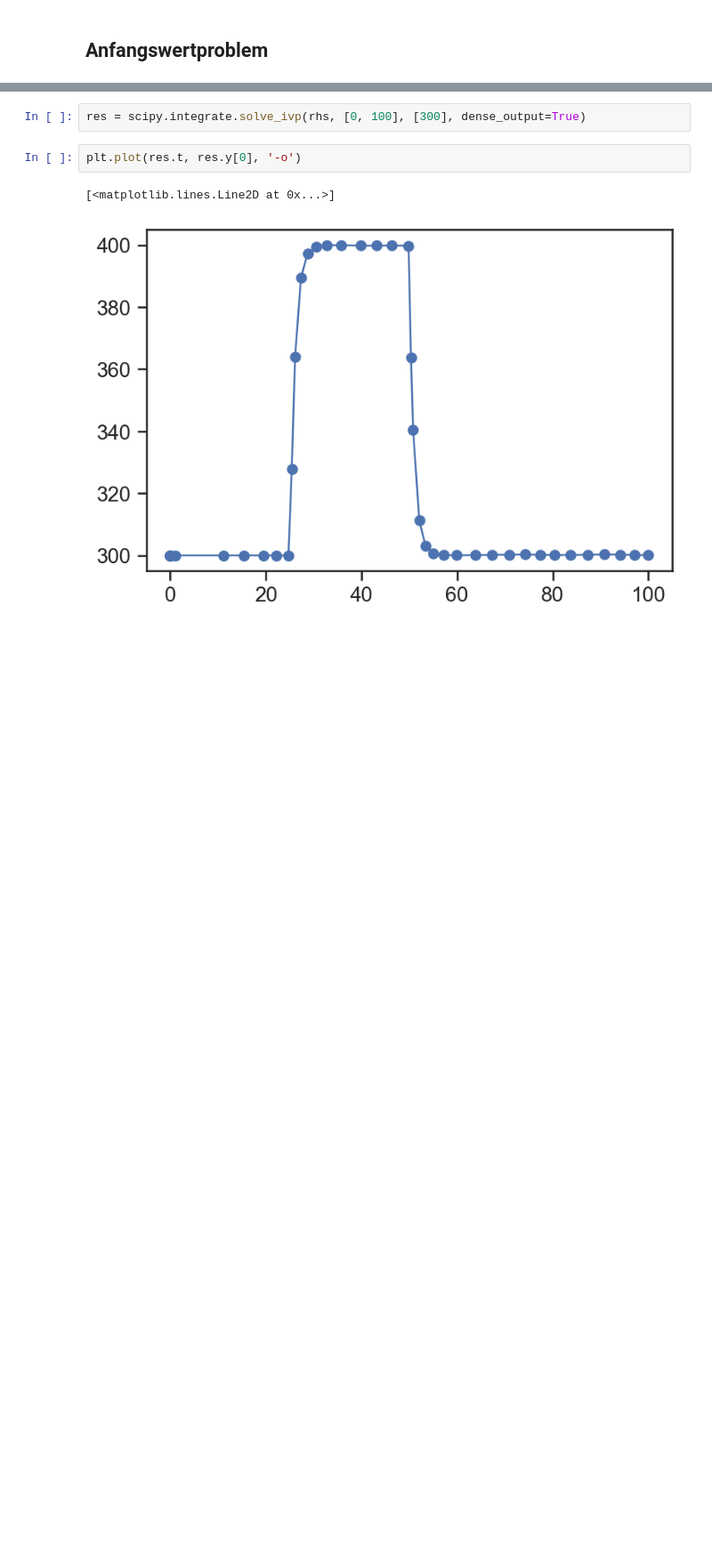
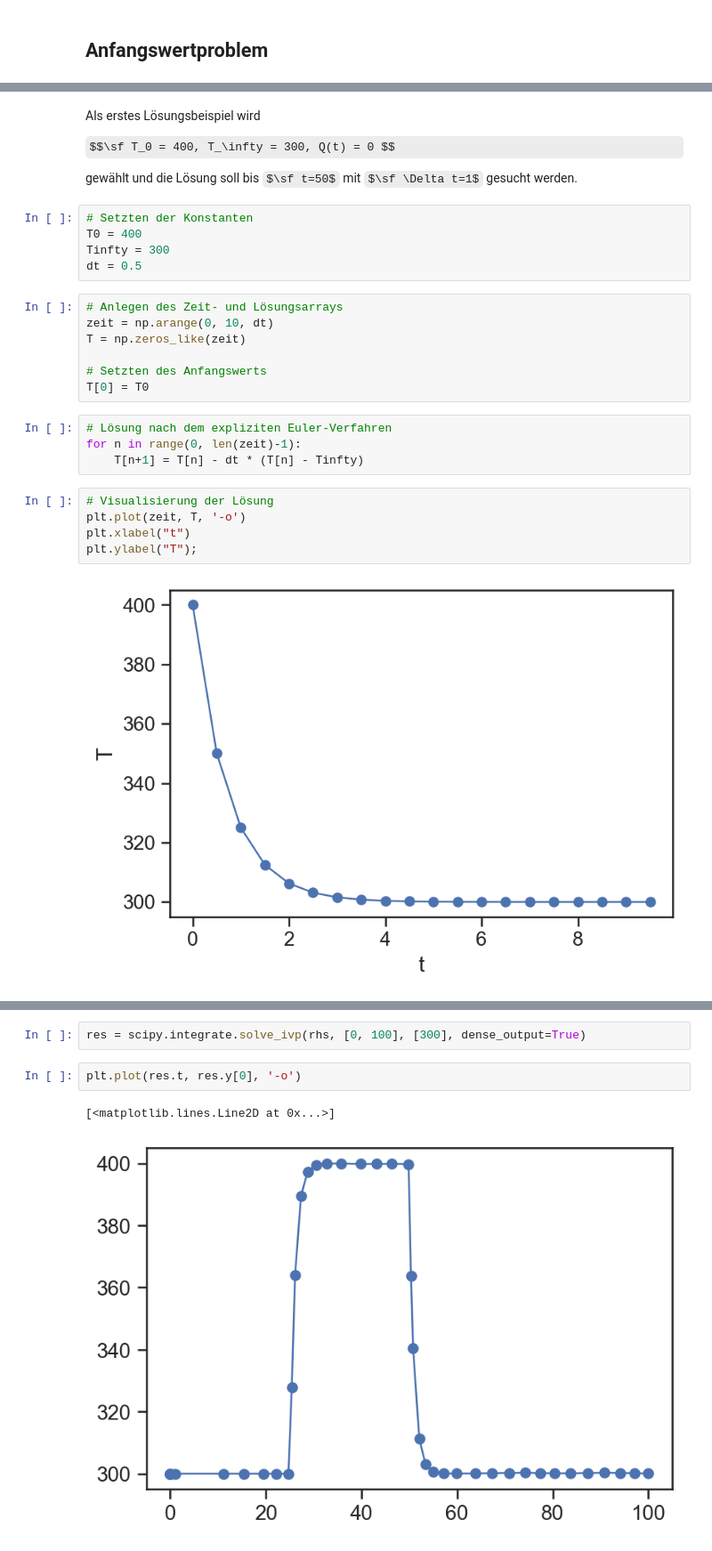
Before and after one commit to lu-kas/Vorlesung_Ingenieurinformatik, a Jupyter notebook: Content/Script/04_numerik/0432_ode.ipynb, the cells around one changed output, grey strips where cells are left out. Shown at 89% size. Saved outputs shown, nothing was run; the diff lists cells and outputs as text; some formulas as TeX source; blank space fills up the shorter version.

```diff
--- a/Content/Script/04_numerik/0432_ode.ipynb
+++ b/Content/Script/04_numerik/0432_ode.ipynb
@@ -17,0 +48,29 @@ import scipy.integrate
+# %% [markdown]
+Als erstes Lösungsbeispiel wird
+
+$$\sf T_0 = 400, T_\infty = 300, Q(t) = 0 $$
+
+gewählt und die Lösung soll bis $\sf t=50$ mit $\sf \Delta t=1$ gesucht werden.
+# %%
+# Setzten der Konstanten
+T0 = 400
+Tinfty = 300
+dt = 0.5
+# %%
+# Anlegen des Zeit- und Lösungsarrays
+zeit = np.arange(0, 10, dt)
+T = np.zeros_like(zeit)
+
+# Setzten des Anfangswerts
+T[0] = T0
+# %%
+# Lösung nach dem expliziten Euler-Verfahren
+for n in range(0, len(zeit)-1):
+    T[n+1] = T[n] - dt * (T[n] - Tinfty)
+# %%
+# Visualisierung der Lösung
+plt.plot(zeit, T, '-o')
+plt.xlabel("t")
+plt.ylabel("T");
+# %% [output]
+[figure, added]
```
Also changed, not shown: parts of 14 cells of this notebook.
